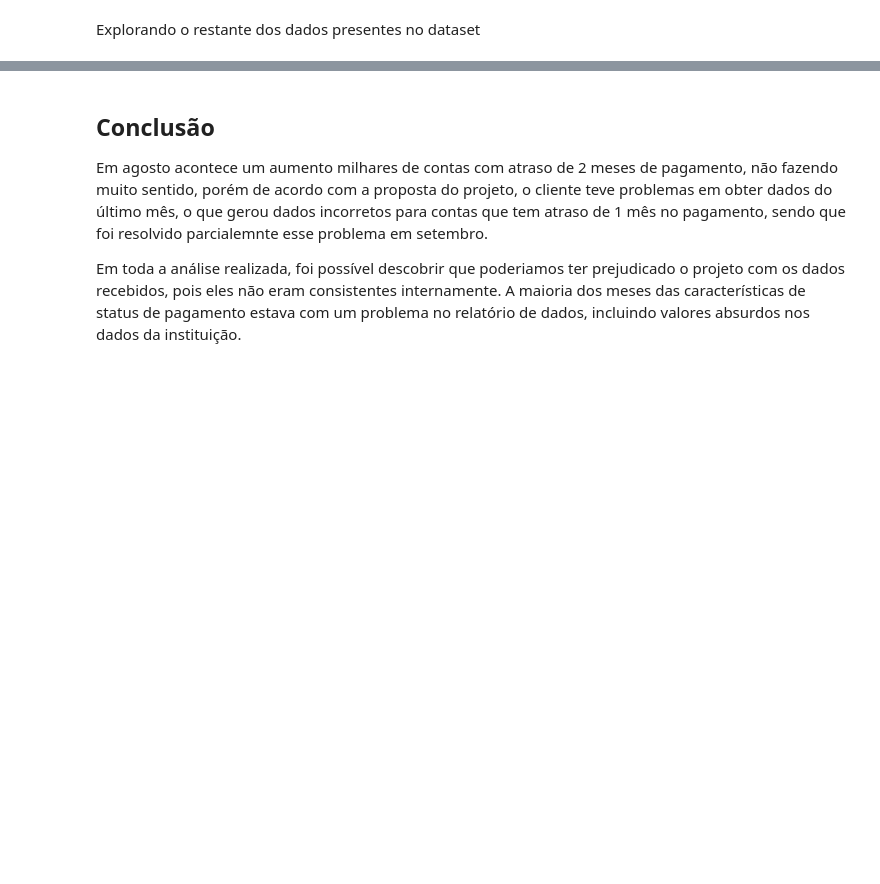
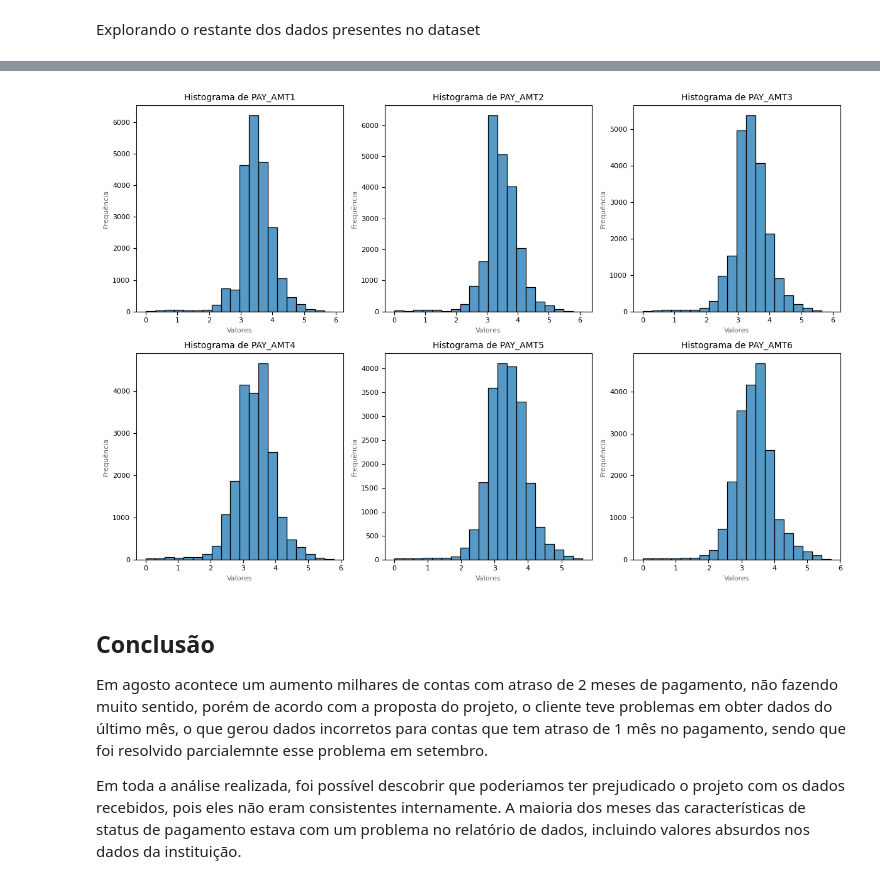
Before and after one commit to pedrocobalquini/Projeto-ML-Inadimplencia-bancaria, a Jupyter notebook: Analise_exploratoria.ipynb, the cells around one changed output, grey strips where cells are left out. Cells and saved outputs as stored; diff of their text form; code cells hidden in the pictures; blank space fills up the shorter version.

```diff
--- a/Analise_exploratoria.ipynb
+++ b/Analise_exploratoria.ipynb
@@ -191,0 +480,3 @@ pay_amt_feats = ['PAY_AMT1', 'PAY_AMT2', 'PAY_AMT3', 'PAY_AMT4', 'PAY_AMT5', 'PA
+# %%
+pay_zero_mask = df[pay_amt_feats] == 0
+pay_zero_mask.head()
@@ -192,3 +500,17 @@ pay_amt_feats = ['PAY_AMT1', 'PAY_AMT2', 'PAY_AMT3', 'PAY_AMT4', 'PAY_AMT5', 'PA
+# %%
+plt.rcParams['font.size'] = 8
+fig, axes = plt.subplots(2, 3, figsize=(12, 8))
+
+for i, col in enumerate(pay_amt_feats):
+    sns.histplot(df[pay_amt_feats][~pay_zero_mask][col].apply(np.log10), bins=20, ax=axes[i//3, i%3])
+    axes[i//3, i%3].set_title(f'Histograma de {col}', fontsize=10)
+    axes[i//3, i%3].set_xlabel('Valores', fontsize=8, color='#696969')
+    axes[i//3, i%3].set_ylabel('Frequência', fontsize=8, color='#696969')
+
+plt.tight_layout()
+plt.show()
+# %% [output]
+[figure, added]
 # %% [markdown]
 ## Conclusão
 
```
Also changed, not shown: parts of 44 cells of this notebook.
